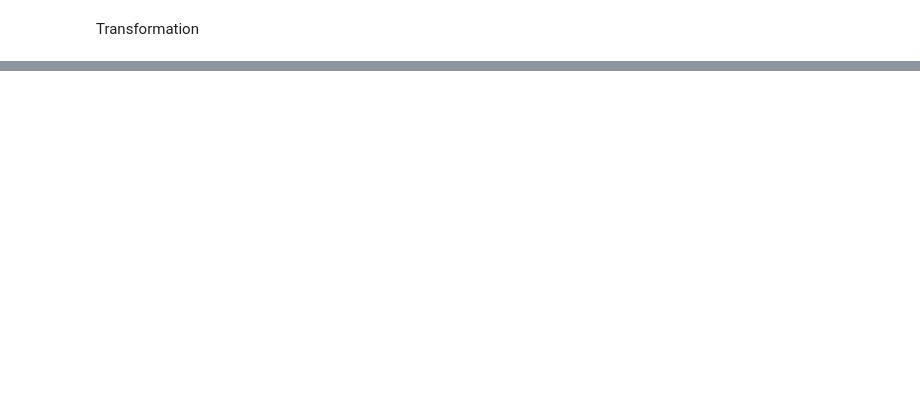
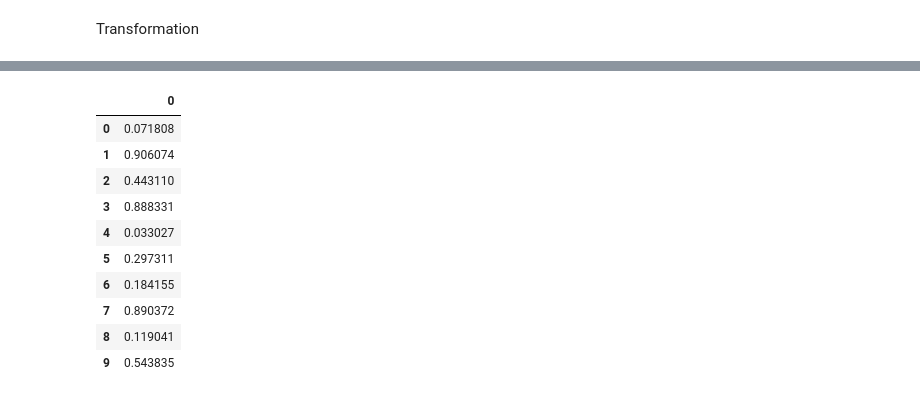
Before and after one commit to INFO523-Fall25-101-201/final-project-taiwo-osunrinde-solo, a Jupyter notebook: Final_Project.ipynb, the cells around one changed output, grey strips where cells are left out. Cells and saved outputs as stored; diff of their text form; code cells hidden in the pictures; blank space fills up the shorter version.

```diff
--- a/Final_Project.ipynb
+++ b/Final_Project.ipynb
@@ -469,3 +347,18 @@ submission.head()
 # %%
-submission['Response'] = Response_predict
-submission.head()
+#Adding Early stopping callback to the fit function is going to stop the training,
+#if the val_loss is not going to change even '0.001' for more than 30 continous epochs
+
+from tensorflow.keras.callbacks import ModelCheckpoint, EarlyStopping
+
+early_stopping_randomized = EarlyStopping(monitor='val_loss', min_delta=0, patience=30)
+
+#Adding Model Checkpoint callback to the fit function is going to save the weights whenever val_loss achieves a new low value.
+#Hence saving the best weights occurred during training
+
+Convo_model_checkpoint =  ModelCheckpoint('cifar_cnn_checkpoint_{epoch:02d}_loss{val_loss:.4f}.weights.h5',
+                                                           monitor='val_loss',
+                                                           verbose=1,
+                                                           save_best_only=True,
+                                                           save_weights_only=True,
+                                                           mode='auto',
+                                                           save_freq=5)
@@ -479,2 +365,2 @@ submission.head()
 # %%
-submission.to_csv('sub_1.csv', index=False)
+Convo_Randomized_model=Convolutional_Search.fit(Xtrain1, ytrain1, validation_data=(Xval, yval),verbose=1, callbacks=[early_stopping_randomized, Convo_model_checkpoint])
@@ -480,0 +447,5 @@ submission.to_csv('sub_1.csv', index=False)
+# %%
+#selecting the best model
+# scikeras stores the trained Keras model in `model_` after fitting (not `model`)
+Convo_model = Convo_Randomized_model.best_estimator_.model_
+Convo_model
@@ -480,0 +488,8 @@ submission.to_csv('sub_1.csv', index=False)
+# %%
+#estimating model accuracy
+Convo_model_accuracy=Convo_model.evaluate(Xval, yval)
+Convo_model_accuracy
+#Predicting
+Convo_pred_B = Convo_model.predict( Xval, batch_size=20, verbose=0)
+pd.DataFrame(Convo_pred_B).head(10)
+# %% [output]
@@ -480,0 +497,11 @@ submission.to_csv('sub_1.csv', index=False)
+|  | 0 |
+| 0 | 0.071808 |
+| 1 | 0.906074 |
+| 2 | 0.443110 |
+| 3 | 0.888331 |
+| 4 | 0.033027 |
+| 5 | 0.297311 |
+| 6 | 0.184155 |
+| 7 | 0.890372 |
+| 8 | 0.119041 |
+| 9 | 0.543835 |
```
Also changed, not shown: parts of 49 cells of this notebook, 1 other file.
